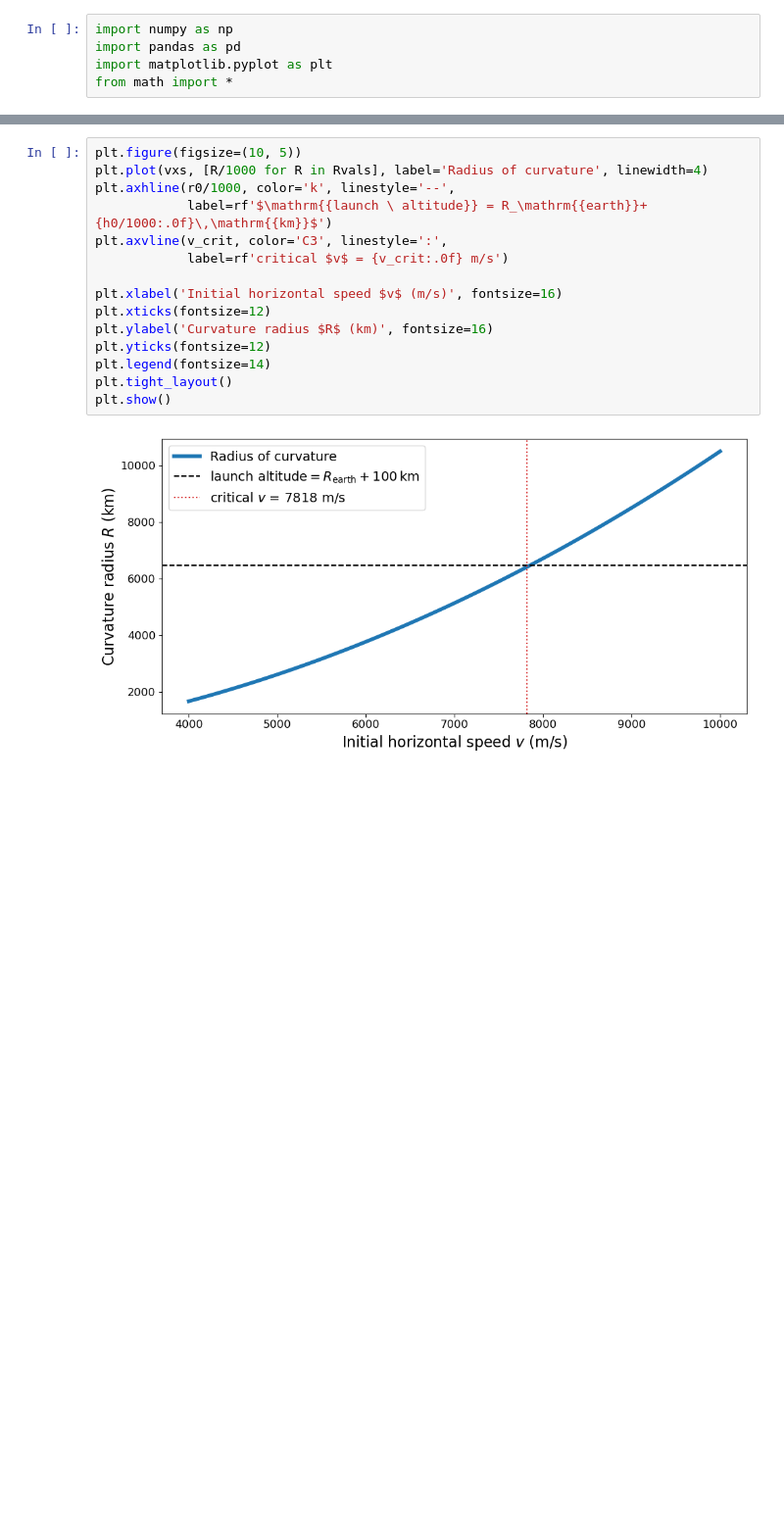
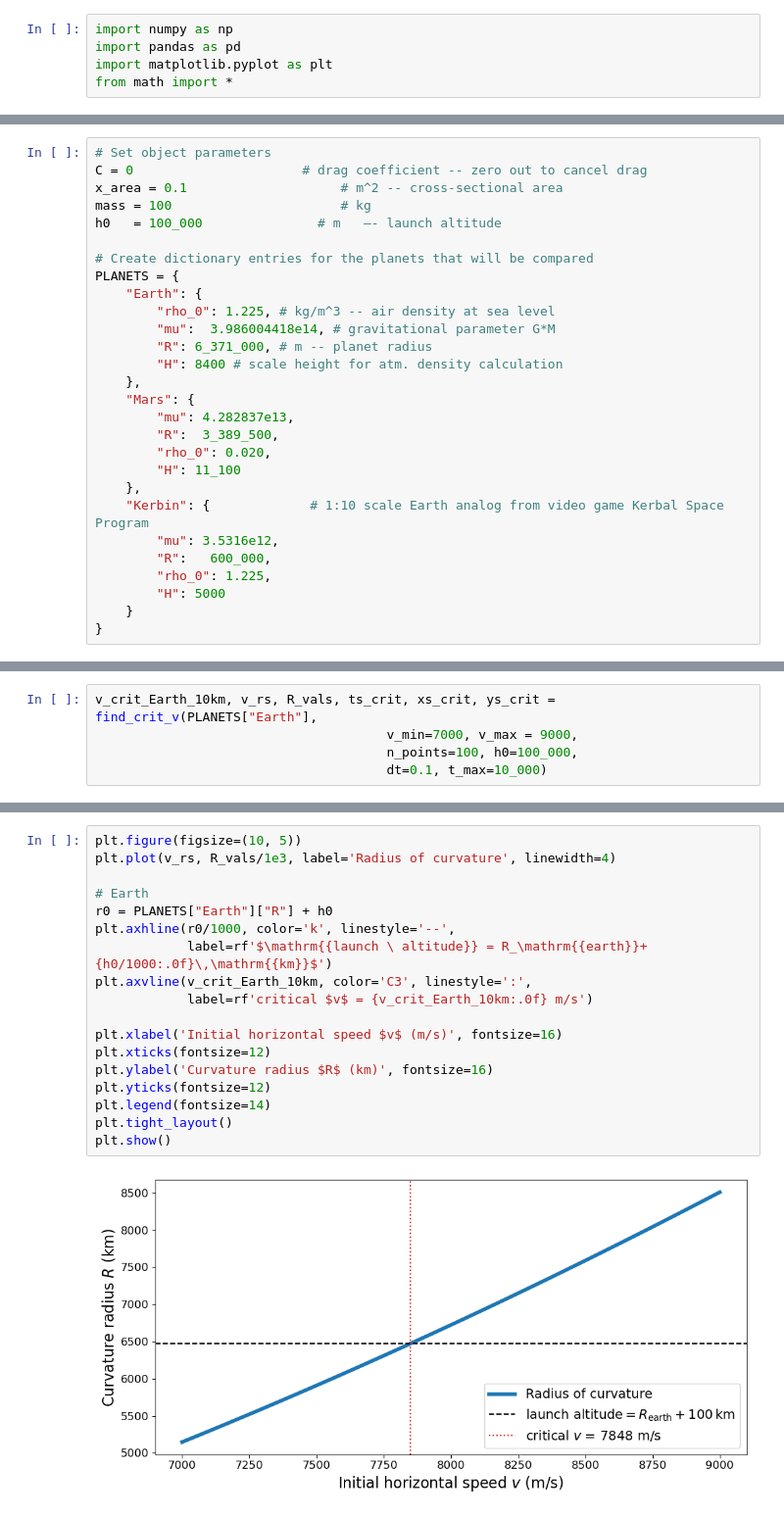
Before and after one commit to spmcadam/computational-physics, a Jupyter notebook: critical_velocity_RK4.ipynb, the cells around one changed output, grey strips where cells are left out. Shown at 98% size. Saved outputs shown, nothing was run; the diff lists cells and outputs as text; blank space fills up the shorter version.

```diff
--- a/critical_velocity_RK4.ipynb
+++ b/critical_velocity_RK4.ipynb
@@ -45 +8,29 @@ def curvature_radius(v_vec, a_vec):
+# %%
+# Set object parameters
+C = 0                      # drag coefficient -- zero out to cancel drag
+x_area = 0.1                    # m^2 -- cross-sectional area
+mass = 100                      # kg
+h0   = 100_000               # m   –- launch altitude
+
+# Create dictionary entries for the planets that will be compared
+PLANETS = {
+    "Earth": {
+        "rho_0": 1.225, # kg/m^3 -- air density at sea level
+        "mu":  3.986004418e14, # gravitational parameter G*M
+        "R": 6_371_000, # m -- planet radius
+        "H": 8400 # scale height for atm. density calculation
+    },
+    "Mars": {
+        "mu": 4.282837e13,
+        "R":  3_389_500,
+        "rho_0": 0.020,
+        "H": 11_100
+    },
+    "Kerbin": {             # 1:10 scale Earth analog from video game Kerbal Space Program
+        "mu": 3.5316e12,
+        "R":   600_000,
+        "rho_0": 1.225,
+        "H": 5000
+    }
+}
 # %%
@@ -137,0 +180,5 @@ Critical velocity (analytical sol., no drag) at 100.00km altitude = 7848.33 m/s
+# %%
+v_crit_Earth_10km, v_rs, R_vals, ts_crit, xs_crit, ys_crit = find_crit_v(PLANETS["Earth"],
+                                      v_min=7000, v_max = 9000,
+                                      n_points=100, h0=100_000,
+                                      dt=0.1, t_max=10_000)
@@ -138,17 +209,20 @@ Critical velocity (analytical sol., no drag) at 100.00km altitude = 7848.33 m/s
 # %%
 plt.figure(figsize=(10, 5))
-plt.plot(vxs, [R/1000 for R in Rvals], label='Radius of curvature', linewidth=4)
+plt.plot(v_rs, R_vals/1e3, label='Radius of curvature', linewidth=4)
+
+# Earth
+r0 = PLANETS["Earth"]["R"] + h0
 plt.axhline(r0/1000, color='k', linestyle='--',
             label=rf'$\mathrm{{launch \ altitude}} = R_\mathrm{{earth}}+{h0/1000:.0f}\,\mathrm{{km}}$')
-plt.axvline(v_crit, color='C3', linestyle=':',
-            label=rf'critical $v$ = {v_crit:.0f} m/s')
+plt.axvline(v_crit_Earth_10km, color='C3', linestyle=':',
+            label=rf'critical $v$ = {v_crit_Earth_10km:.0f} m/s')
 
 plt.xlabel('Initial horizontal speed $v$ (m/s)', fontsize=16)
 plt.xticks(fontsize=12)
 plt.ylabel('Curvature radius $R$ (km)', fontsize=16)
 plt.yticks(fontsize=12)
 plt.legend(fontsize=14)
 plt.tight_layout()
 plt.show()
 # %% [output]
-[figure, old version]
+[figure, new version]
```
Also changed, not shown: parts of 13 cells of this notebook.
